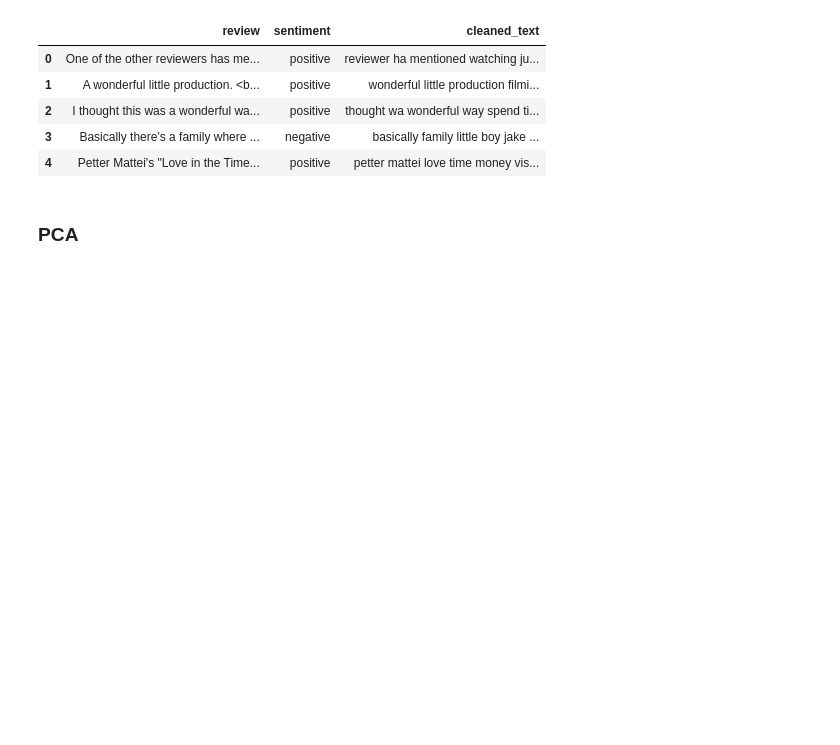
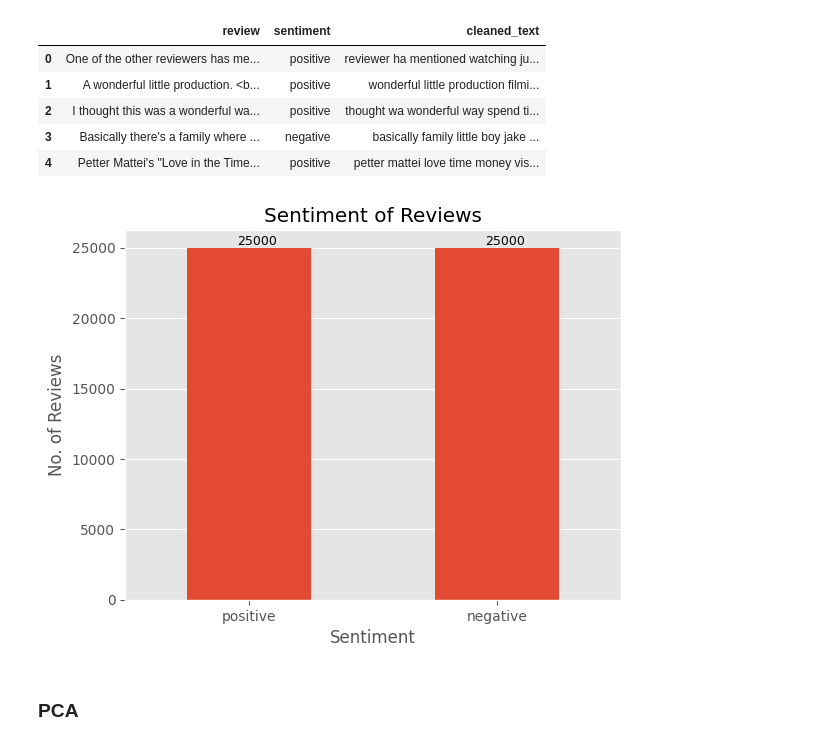
Before and after one commit to jzkhong/GCAE, a Jupyter notebook: MLDS_Projects_TextData.ipynb, the cells around one changed output. Saved outputs shown, nothing was run; the diff lists cells and outputs as text; code cells hidden in the pictures; blank space fills up the shorter version.

```diff
--- a/MLDS_Projects_TextData.ipynb
+++ b/MLDS_Projects_TextData.ipynb
@@ -85,6 +91,22 @@ df.head()
 | 2 | I thought this was a wonderful wa... | positive | thought wa wonderful way spend ti... |
 | 3 | Basically there's a family where ... | negative | basically family little boy jake ... |
 | 4 | Petter Mattei's "Love in the Time... | positive | petter mattei love time money vis... |
+# %%
+plt.style.use('ggplot')
+
+# Create bar chart
+ax = df['sentiment'].value_counts().plot(kind="bar")
+# Add value label for bar
+for p in ax.patches:
+    ax.annotate(str(p.get_height()), (p.get_x()+0.2, p.get_height()+200), size=9)
+# Add title and labels for x and y axes
+plt.xlabel('Sentiment')
+plt.xticks(rotation=0)
+plt.ylabel('No. of Reviews')
+plt.title('Sentiment of Reviews')
+plt.show()
+# %% [output]
+[figure, added]
 # %%
 # Convert text data into TF-IDF vectors and split data into train and test sets
 texts = df['cleaned_text'].values
```
Also changed, not shown: parts of 13 cells of this notebook, 2 other files.
